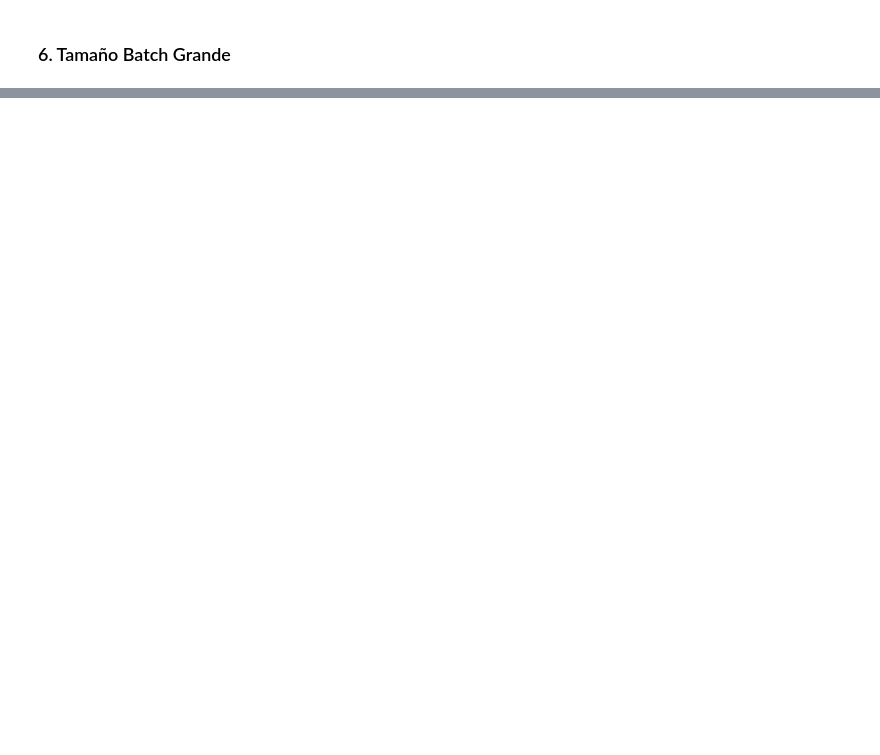
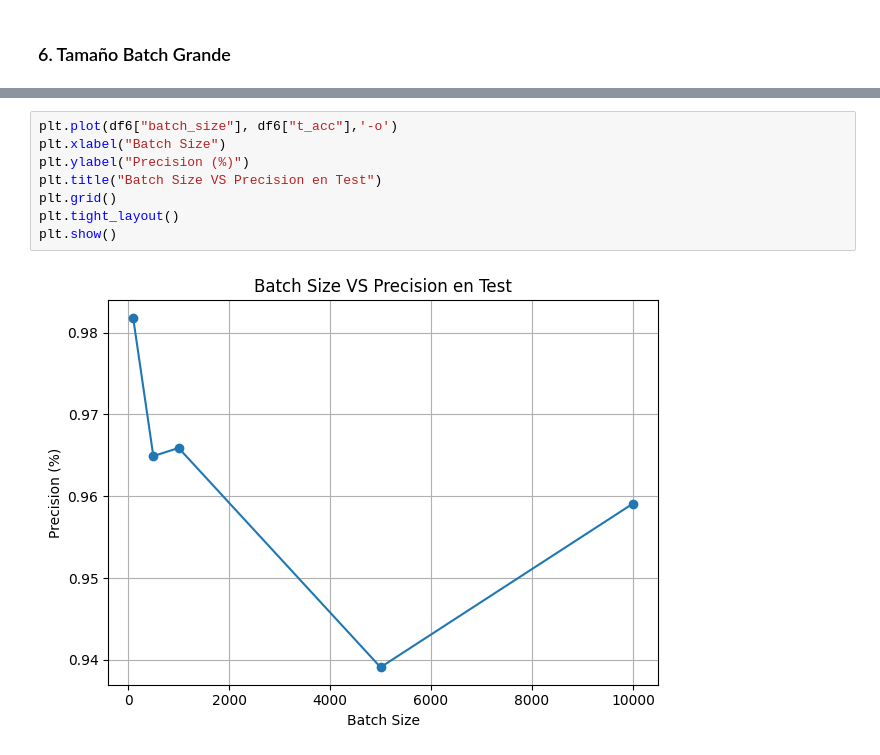
Before and after one commit to Sofiamishel2003/Laboratorio_2_DS, a Jupyter notebook: actividades.ipynb, the cells around one changed output, grey strips where cells are left out. Saved outputs shown, nothing was run; the diff lists cells and outputs as text; blank space fills up the shorter version.

```diff
--- a/actividades.ipynb
+++ b/actividades.ipynb
@@ -628,0 +656,10 @@ Testing loss: 0.15835849940776825, Testing Accuracy: 0.9569000005722046
+# %%
+plt.plot(df6["batch_size"], df6["t_acc"],'-o')
+plt.xlabel("Batch Size")
+plt.ylabel("Precision (%)")
+plt.title("Batch Size VS Precision en Test")
+plt.grid()
+plt.tight_layout()
+plt.show()
+# %% [output]
+[figure, added]
```
Also changed, not shown: parts of 5 cells of this notebook.
